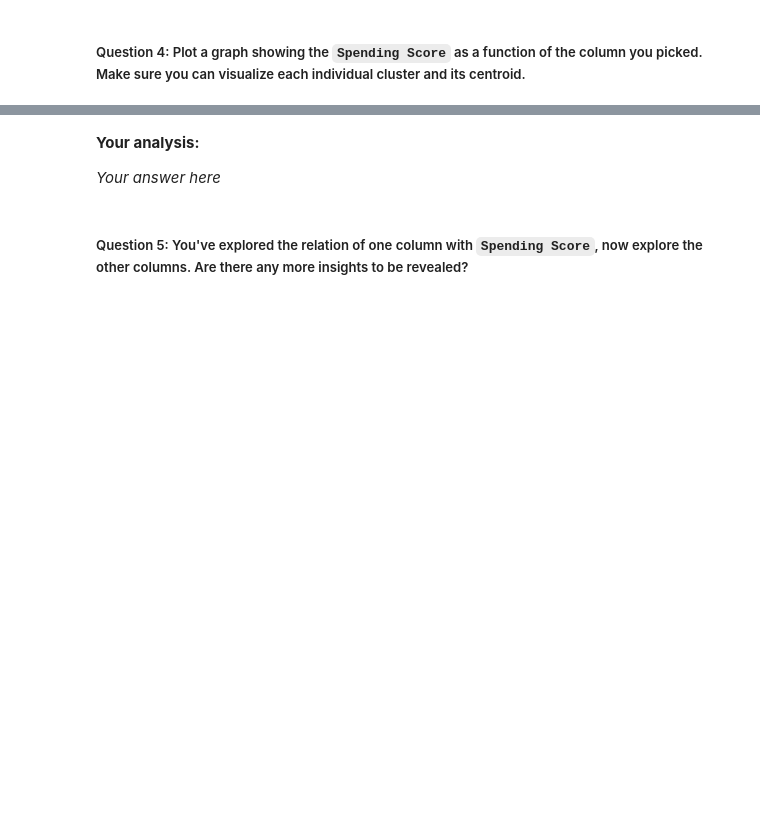
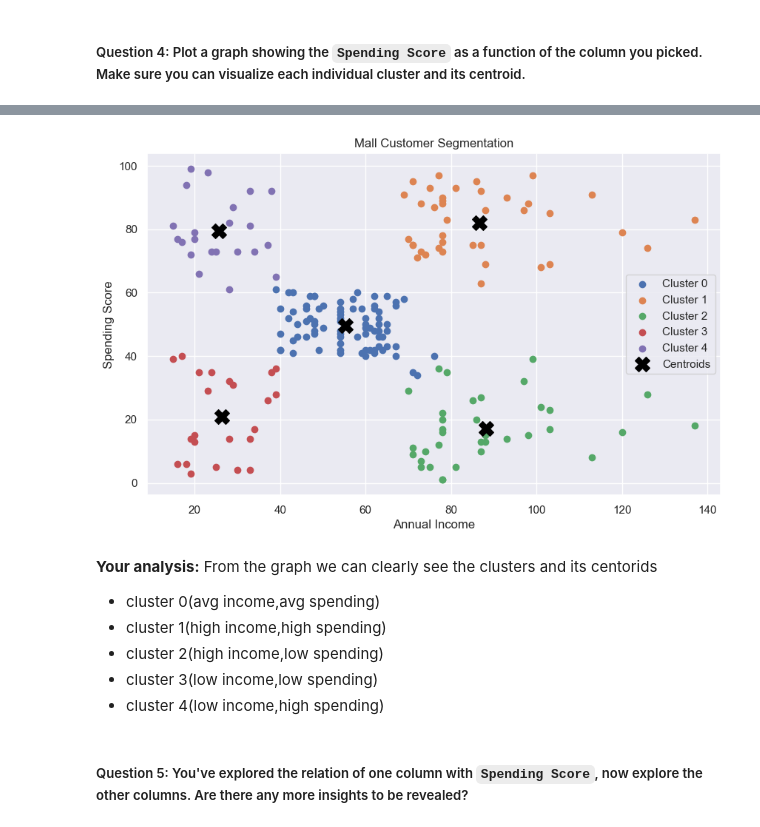
Before and after one commit to SadmanUddin/Machine-Learning-Lab, a Jupyter notebook: kMeans/Mall_Customer_Segmentation_KMeans_Model.ipynb, the cells around one changed output, grey strips where cells are left out. Drawn from its saved outputs; the diff is of its cells as text; code cells hidden in the pictures; blank space fills up the shorter version.

```diff
--- a/kMeans/Mall_Customer_Segmentation_KMeans_Model.ipynb
+++ b/kMeans/Mall_Customer_Segmentation_KMeans_Model.ipynb
@@ -94,7 +147,25 @@ As always, let's have a look at the data first.
+# %%
+plt.figure(figsize=(10, 6))
+for i in range(5):
+    plt.scatter(X.iloc[kMeans_predict == i, 0],X.iloc[kMeans_predict == i, 1],label=f'Cluster {i}')
+
+plt.scatter(centroids[:, 0],centroids[:, 1],marker='X',s=200,color='black',label='Centroids')
+
+plt.xlabel('Annual Income')
+plt.ylabel('Spending Score')
+plt.title('Mall Customer Segmentation')
+plt.legend()
+plt.show()
+# %% [output]
+[figure, added]
 # %% [markdown]
 **Your analysis:**
-
-*Your answer here*
+From the graph we can clearly see the clusters and its centorids
+- cluster 0(avg income,avg spending)
+- cluster 1(high income,high spending)
+- cluster 2(high income,low spending)
+- cluster 3(low income,low spending)
+- cluster 4(low income,high spending)
 # %% [markdown]
 ##### Question 5: You've explored the relation of one column with `Spending Score`, now explore the other columns. Are there any more insights to be revealed?
 # %% [markdown]
```
Also changed, not shown: parts of 37 cells of this notebook, 3 other files.
